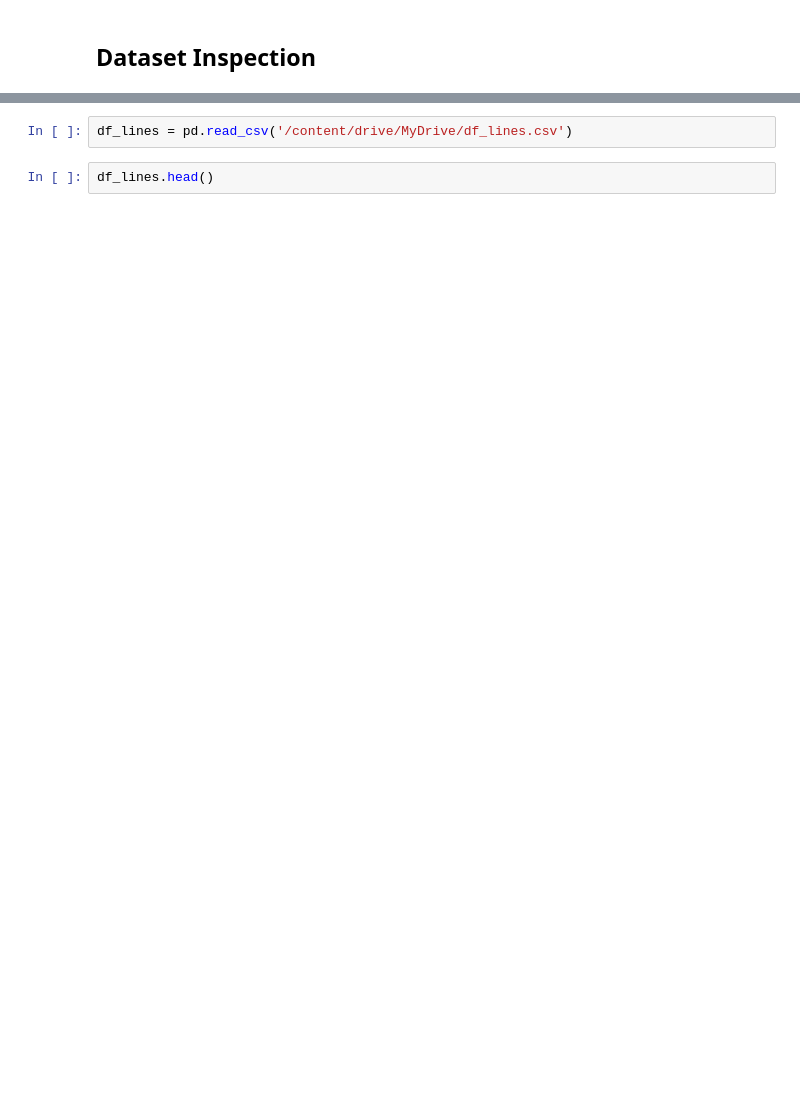
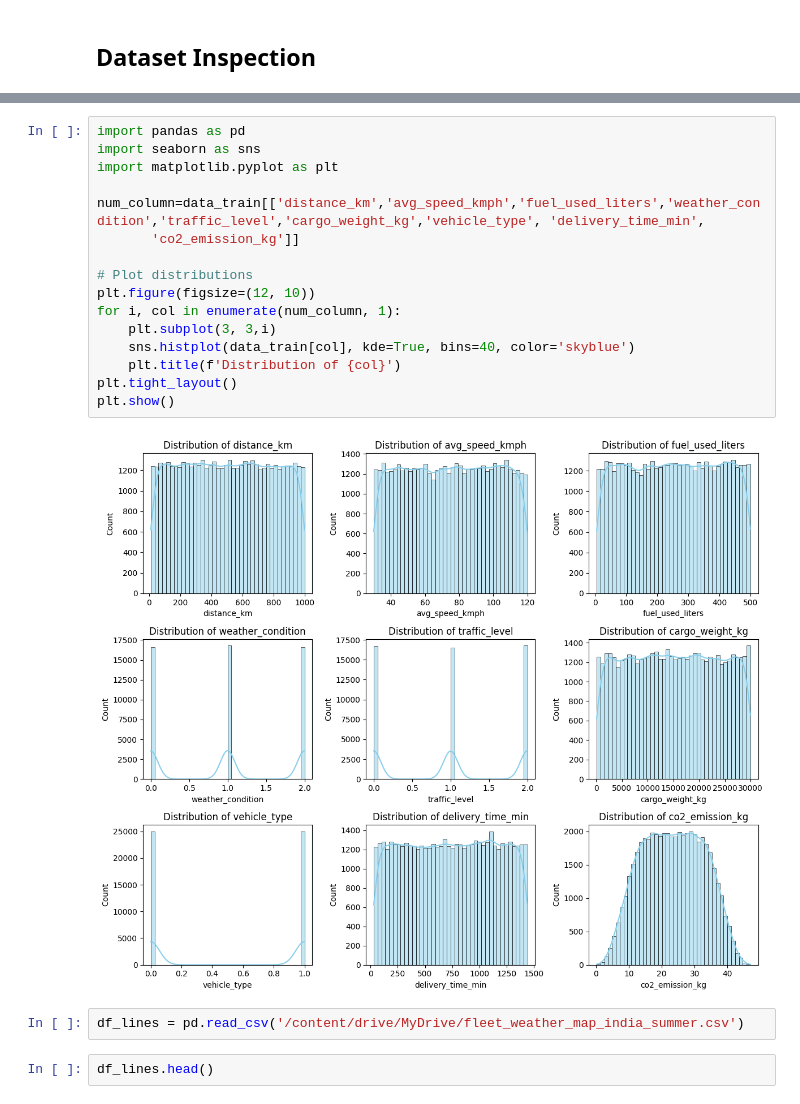
Before and after one commit to Creatrohit9/ICBP2.0, a Jupyter notebook: Rohit_Bhadauriya_ICBP_2_0_solution_book_for_Supply_chain.ipynb, the cells around one changed output, grey strips where cells are left out. Saved outputs shown, nothing was run; the diff lists cells and outputs as text; blank space fills up the shorter version.

```diff
--- a/Rohit_Bhadauriya_ICBP_2_0_solution_book_for_Supply_chain.ipynb
+++ b/Rohit_Bhadauriya_ICBP_2_0_solution_book_for_Supply_chain.ipynb
@@ -63,5 +71,23 @@ data_train.head()
+# %%
+import pandas as pd
+import seaborn as sns
+import matplotlib.pyplot as plt
+
+num_column=data_train[['distance_km','avg_speed_kmph','fuel_used_liters','weather_condition','traffic_level','cargo_weight_kg','vehicle_type', 'delivery_time_min',
+       'co2_emission_kg']]
+
+# Plot distributions
+plt.figure(figsize=(12, 10))
+for i, col in enumerate(num_column, 1):
+    plt.subplot(3, 3,i)
+    sns.histplot(data_train[col], kde=True, bins=40, color='skyblue')
+    plt.title(f'Distribution of {col}')
+plt.tight_layout()
+plt.show()
+# %% [output]
+[figure, added]
 # %%
-df_lines = pd.read_csv('/content/drive/MyDrive/df_lines.csv')
+df_lines = pd.read_csv('/content/drive/MyDrive/fleet_weather_map_india_summer.csv')
 # %%
 df_lines.head()
 # %% [output]
```
Also changed, not shown: parts of 8 cells of this notebook.
